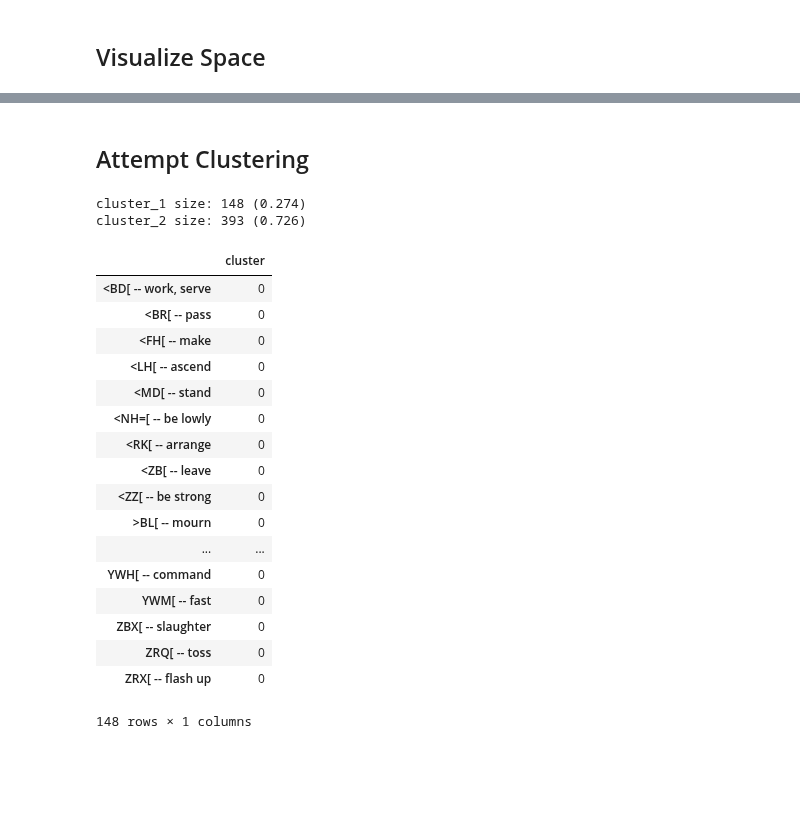
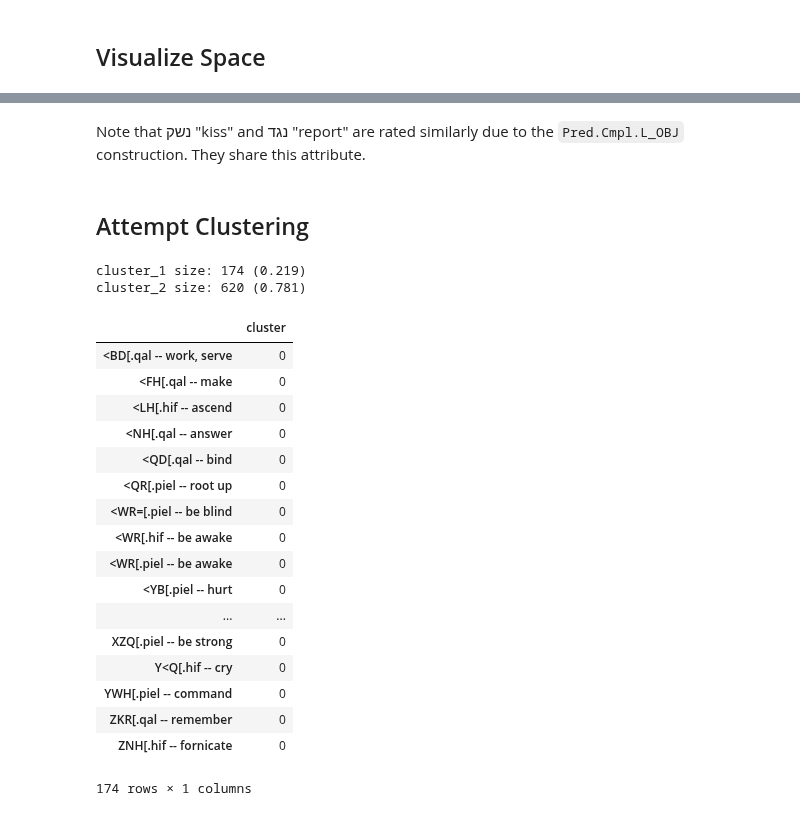
Before and after one commit to codykingham/verb_semantics, a Jupyter notebook: phase2_composite_space.ipynb, the cells around one changed output, grey strips where cells are left out. Drawn from its saved outputs; the diff is of its cells as text; code cells hidden in the pictures; blank space fills up the shorter version.

```diff
--- a/phase2_composite_space.ipynb
+++ b/phase2_composite_space.ipynb
@@ -114,44 +287,46 @@ Name: <FH[ (make), dtype: float64
+# %% [markdown]
+Note that נשק "kiss" and נגד "report" are rated similarly due to the `Pred.Cmpl.L_OBJ` construction. They share this attribute.
 # %% [markdown]
 ## Attempt Clustering
 # %%
-kmeans = KMeans(n_clusters=2, random_state=0).fit(np.nan_to_num(cs1.pairwise_pmi, 0))
+kmeans = KMeans(n_clusters=2, random_state=0).fit(np.nan_to_num(cs1.pairwise_raw, 0))
 cluster_1_count = kmeans.labels_[kmeans.labels_ == 0].shape[0]
 cluster_2_count = kmeans.labels_[kmeans.labels_ == 1].shape[0]
 
 print(f'cluster_1 size: {cluster_1_count} ({round(cluster_1_count / kmeans.labels_.shape[0], 3)})')
 print(f'cluster_2 size: {cluster_2_count} ({round(cluster_2_count / kmeans.labels_.shape[0], 3)})')
 # %% [output]
-cluster_1 size: 148 (0.274)
-cluster_2 size: 393 (0.726)
+cluster_1 size: 174 (0.219)
+cluster_2 size: 620 (0.781)
 # %%
 cglossedmin = pd.DataFrame(kmeans.labels_,
-                           index=[f'{F.lex.v(ce1.target2lex[w])} -- {ce1.target2gloss[w]}' for w in cs1.pmi.columns],
+                           index=[f'{F.lex.v(ce1.target2lex[w])}.{F.vs.v(ce1.target2node[w])} -- {ce1.target2gloss[w]}' for w in cs1.raw.columns],
                            columns=['cluster']).fillna(0)
 
 clustmin = pd.DataFrame(kmeans.labels_,
-                        index=cs1.pmi.columns,
+                        index=cs1.raw.columns,
                         columns=['cluster']).fillna(0)
 
 cglossedmin[cglossedmin.cluster == 0]
 # %% [output]
 |  | cluster |
-| <BD[ -- work, serve | 0 |
-| <BR[ -- pass | 0 |
-| <FH[ -- make | 0 |
-| <LH[ -- ascend | 0 |
-| <MD[ -- stand | 0 |
-| <NH=[ -- be lowly | 0 |
-| <RK[ -- arrange | 0 |
-| <ZB[ -- leave | 0 |
-| <ZZ[ -- be strong | 0 |
-| >BL[ -- mourn | 0 |
+| <BD[.qal -- work, serve | 0 |
+| <FH[.qal -- make | 0 |
+| <LH[.hif -- ascend | 0 |
+| <NH[.qal -- answer | 0 |
+| <QD[.qal -- bind | 0 |
+| <QR[.piel -- root up | 0 |
+| <WR=[.piel -- be blind | 0 |
+| <WR[.hif -- be awake | 0 |
+| <WR[.piel -- be awake | 0 |
+| <YB[.piel -- hurt | 0 |
 | ... | ... |
-| YWH[ -- command | 0 |
-| YWM[ -- fast | 0 |
-| ZBX[ -- slaughter | 0 |
-| ZRQ[ -- toss | 0 |
-| ZRX[ -- flash up | 0 |
+| XZQ[.piel -- be strong | 0 |
+| Y<Q[.hif -- cry | 0 |
+| YWH[.piel -- command | 0 |
+| ZKR[.qal -- remember | 0 |
+| ZNH[.hif -- fornicate | 0 |
-148 rows × 1 columns
+174 rows × 1 columns
 # %%
 cglossedmin[cglossedmin.cluster == 1]
 # %% [output]
```
Also changed, not shown: parts of 26 cells of this notebook.
